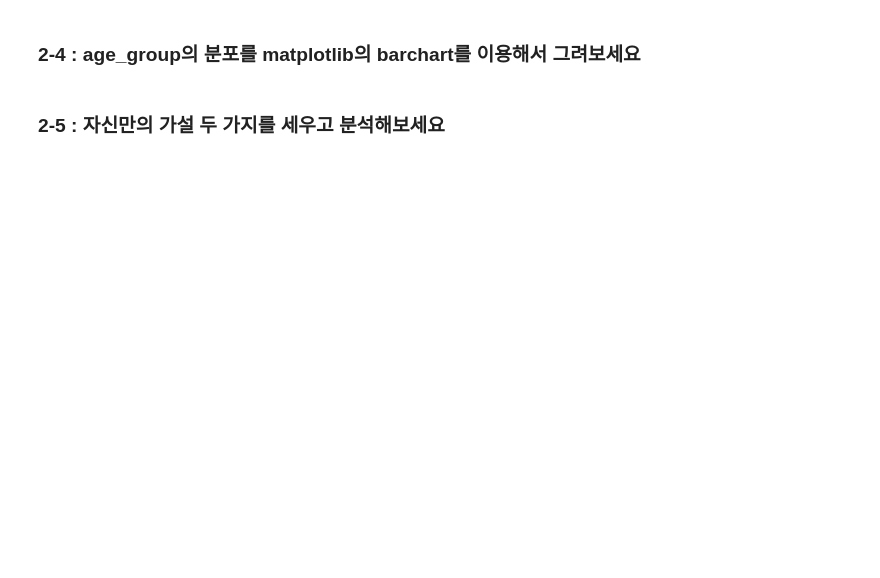
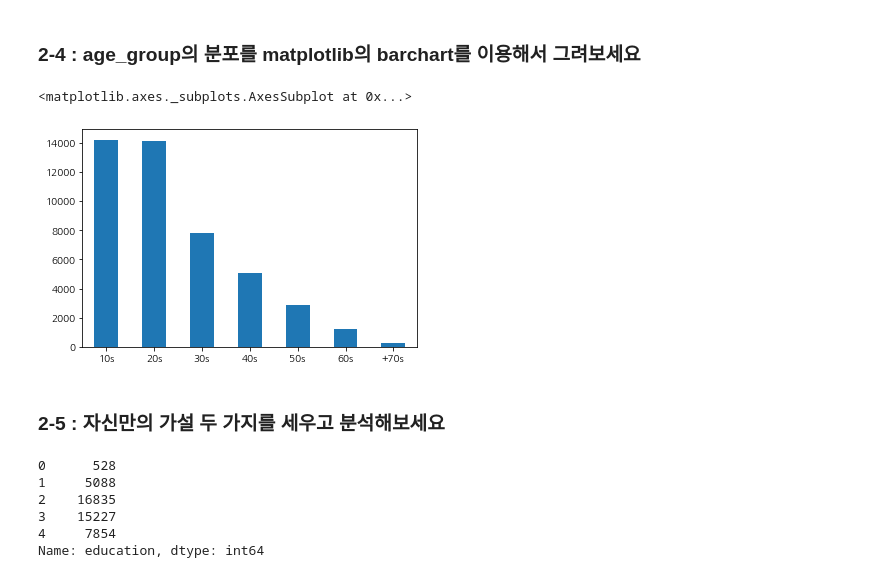
Before and after one commit to KimYongHwi/dacon, a Jupyter notebook: dacon_school/2주차_과제.ipynb, the cells around one changed output. Cells and saved outputs as stored; diff of their text form; code cells hidden in the pictures; blank space fills up the shorter version.

```diff
--- a/dacon_school/2주차_과제.ipynb
+++ b/dacon_school/2주차_과제.ipynb
@@ -204,4 +270,18 @@ def plot_to_voted(data, var, target):
 # %% [markdown]
 ### 2-4 : age_group의 분포를 matplotlib의 barchart를 이용해서 그려보세요
+# %%
+data['age_group'].value_counts().plot(kind='bar', rot=0)
+# %% [output]
+<matplotlib.axes._subplots.AxesSubplot at 0x...>
+[figure, added]
 # %% [markdown]
 ### 2-5 : 자신만의 가설 두 가지를 세우고 분석해보세요
+# %%
+data['education'].value_counts().sort_index()
+# %% [output]
+0      528
+1     5088
+2    16835
+3    15227
+4     7854
+Name: education, dtype: int64
```
Also changed, not shown: parts of 9 cells of this notebook.
